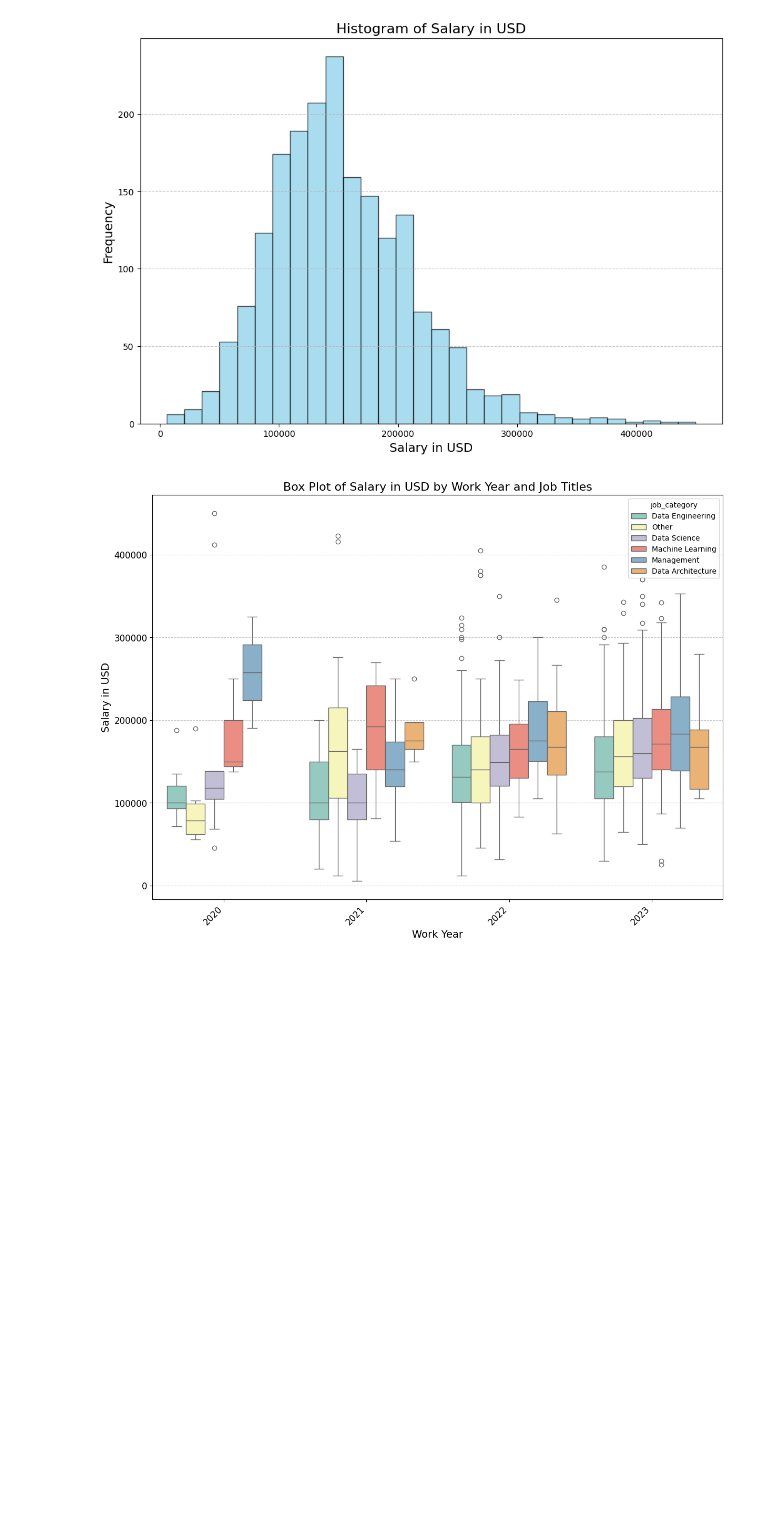
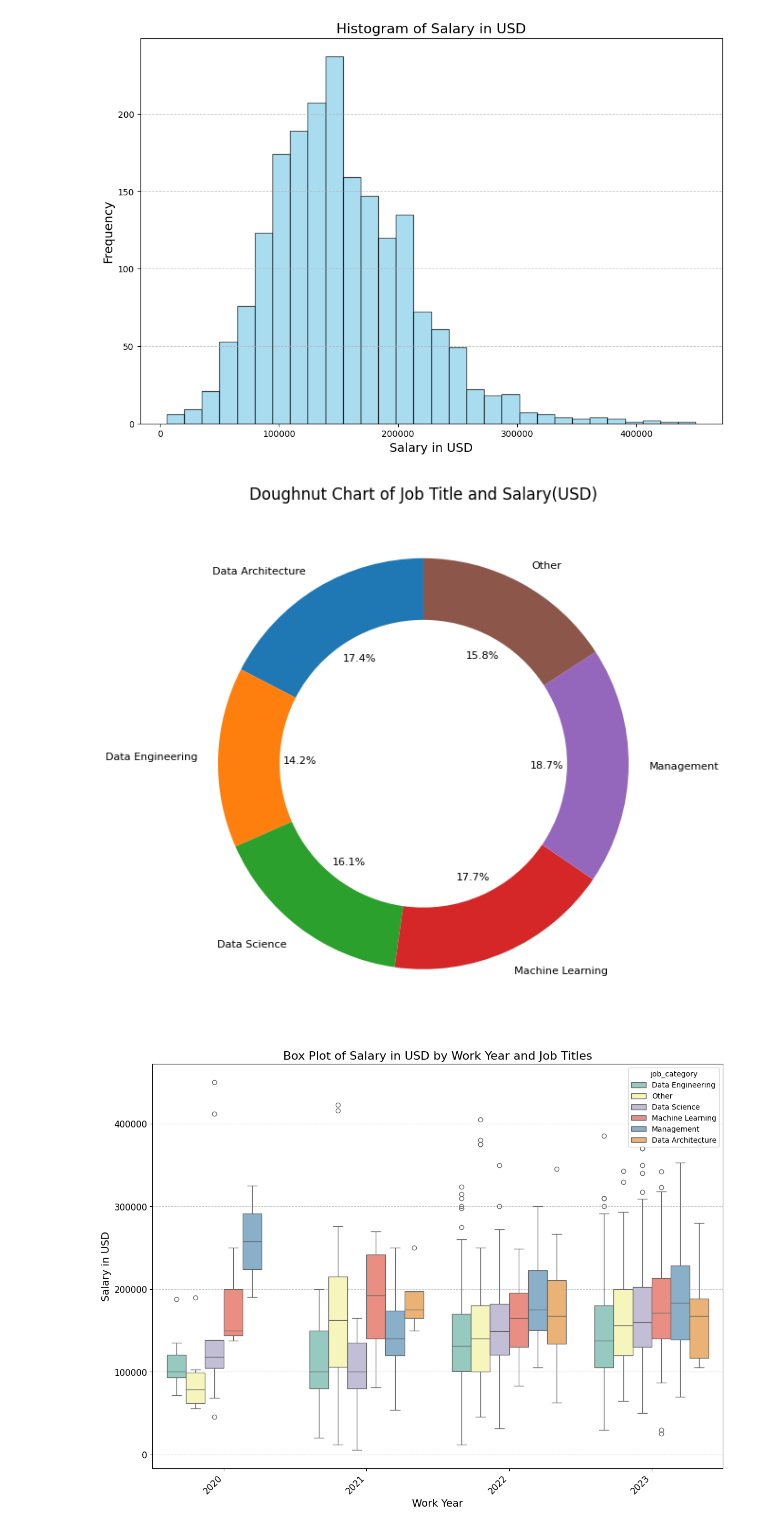
Before and after one commit to Raju-jrDev/Data-Science-job-analysis, a Jupyter notebook: main.ipynb, the cells around one changed output. Saved outputs shown, nothing was run; the diff lists cells and outputs as text; code cells hidden in the pictures; blank space fills up the shorter version.

```diff
--- a/main.ipynb
+++ b/main.ipynb
@@ -199,6 +199,17 @@ plt.grid(axis='y', linestyle='--', alpha=0.7)
 plt.show()
 # %% [output]
 [figure]
+# %%
+# Calculate the average of salary(USD) for each job title (10 counts or more)
+job_title_salary = df.groupby('job_category')['salary_in_usd'].mean()
+
+# Create the pie chart based on average salary(USD)
+plt.figure(figsize=(7, 10))
+plt.pie(job_title_salary, labels=job_title_salary.index, autopct='%1.1f%%', startangle=90, wedgeprops=dict(width=0.3), textprops={'fontsize': 8})
+plt.title('Doughnut Chart of Job Title and Salary(USD)')
+plt.show()
+# %% [output]
+[figure, added]
 # %%
 plt.figure(figsize=(14, 10))
 
```
Also changed, not shown: parts of 1 cell of this notebook.
